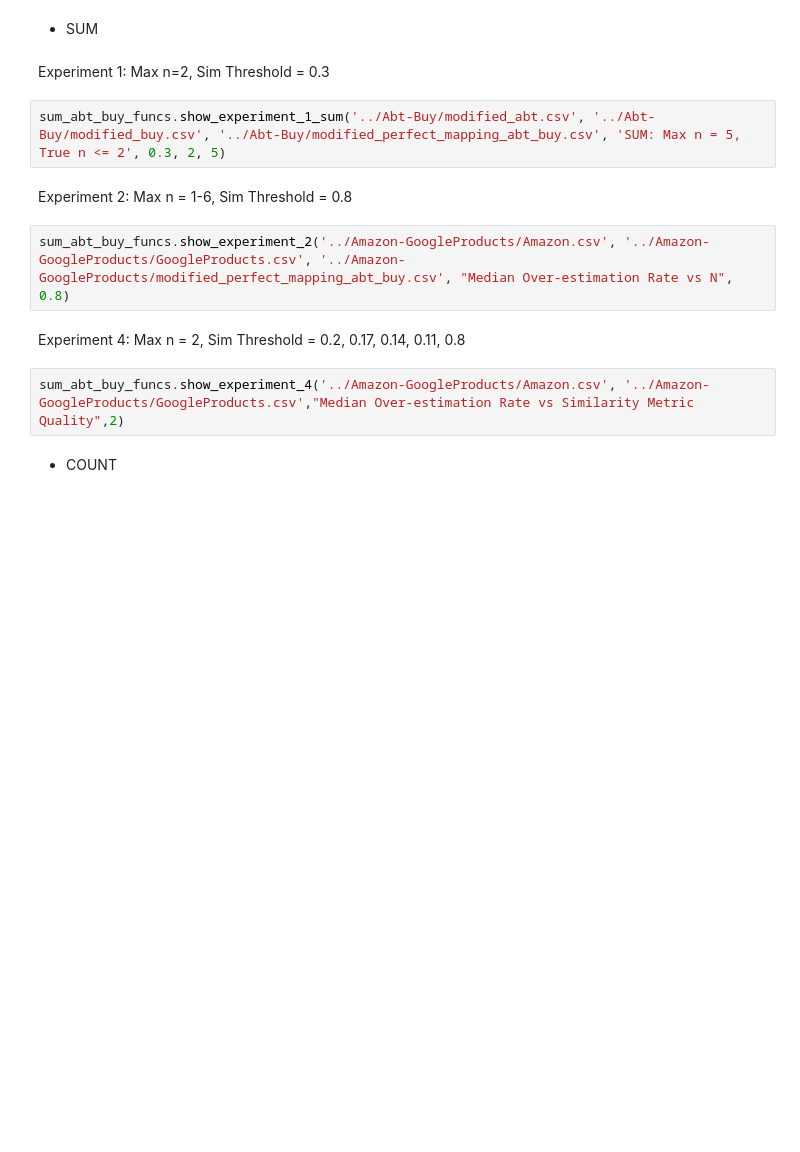
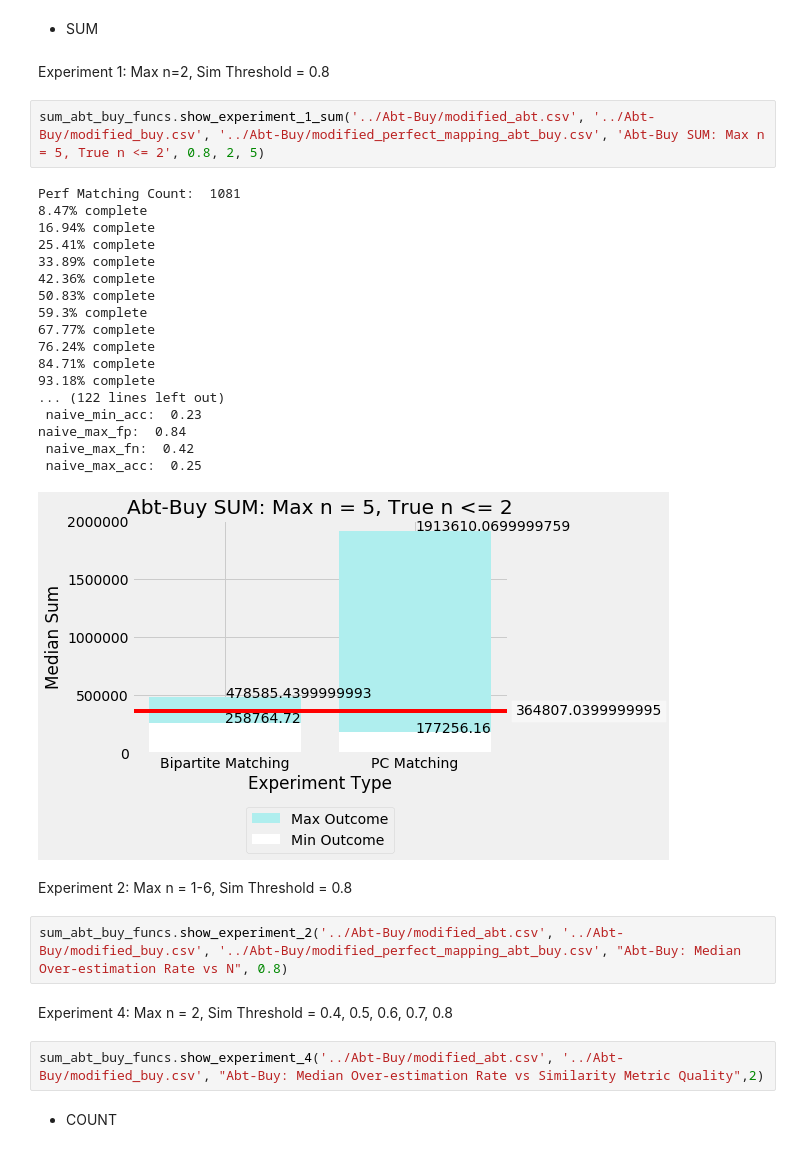
Before and after one commit to denizturkcapar/Quantifying-Uncertainty-Aggregate-Queries, a Jupyter notebook: experiments/Real Data Finalized Experiments.ipynb, the cells around one changed output. Cells and saved outputs as stored; diff of their text form; blank space fills up the shorter version.

```diff
--- a/experiments/Real Data Finalized Experiments.ipynb
+++ b/experiments/Real Data Finalized Experiments.ipynb
@@ -87,17 +68,36 @@ count_real_data_exp_funcs.show_experiment_1_count('../Amazon-GoogleProducts/Amaz
 # %% [markdown]
 - SUM
 # %% [markdown]
-Experiment 1: Max n=2, Sim Threshold = 0.3
+Experiment 1: Max n=2, Sim Threshold = 0.8
 # %%
-sum_abt_buy_funcs.show_experiment_1_sum('../Abt-Buy/modified_abt.csv', '../Abt-Buy/modified_buy.csv', '../Abt-Buy/modified_perfect_mapping_abt_buy.csv', 'SUM: Max n = 5, True n <= 2', 0.3, 2, 5)
+sum_abt_buy_funcs.show_experiment_1_sum('../Abt-Buy/modified_abt.csv', '../Abt-Buy/modified_buy.csv', '../Abt-Buy/modified_perfect_mapping_abt_buy.csv', 'Abt-Buy SUM: Max n = 5, True n <= 2', 0.8, 2, 5)
+# %% [output]
+Perf Matching Count:  1081
+8.47% complete
+16.94% complete
+25.41% complete
+33.89% complete
+42.36% complete
+50.83% complete
+59.3% complete
+67.77% complete
+76.24% complete
+84.71% complete
+93.18% complete
+... (122 lines left out)
+ naive_min_acc:  0.23
+naive_max_fp:  0.84
+ naive_max_fn:  0.42
+ naive_max_acc:  0.25
+[figure, added]
 # %% [markdown]
 Experiment 2: Max n = 1-6, Sim Threshold = 0.8
 # %%
-sum_abt_buy_funcs.show_experiment_2('../Amazon-GoogleProducts/Amazon.csv', '../Amazon-GoogleProducts/GoogleProducts.csv', '../Amazon-GoogleProducts/modified_perfect_mapping_abt_buy.csv', "Median Over-estimation Rate vs N", 0.8)
+sum_abt_buy_funcs.show_experiment_2('../Abt-Buy/modified_abt.csv', '../Abt-Buy/modified_buy.csv', '../Abt-Buy/modified_perfect_mapping_abt_buy.csv', "Abt-Buy: Median Over-estimation Rate vs N", 0.8)
 # %% [markdown]
-Experiment 4: Max n = 2, Sim Threshold = 0.2, 0.17, 0.14, 0.11, 0.8
+Experiment 4: Max n = 2, Sim Threshold = 0.4, 0.5, 0.6, 0.7, 0.8
 # %%
-sum_abt_buy_funcs.show_experiment_4('../Amazon-GoogleProducts/Amazon.csv', '../Amazon-GoogleProducts/GoogleProducts.csv',"Median Over-estimation Rate vs Similarity Metric Quality",2)
+sum_abt_buy_funcs.show_experiment_4('../Abt-Buy/modified_abt.csv', '../Abt-Buy/modified_buy.csv', "Abt-Buy: Median Over-estimation Rate vs Similarity Metric Quality",2)
 # %% [markdown]
 - COUNT
 # %% [markdown]
```
Also changed, not shown: parts of 7 cells of this notebook, 3 other files.
